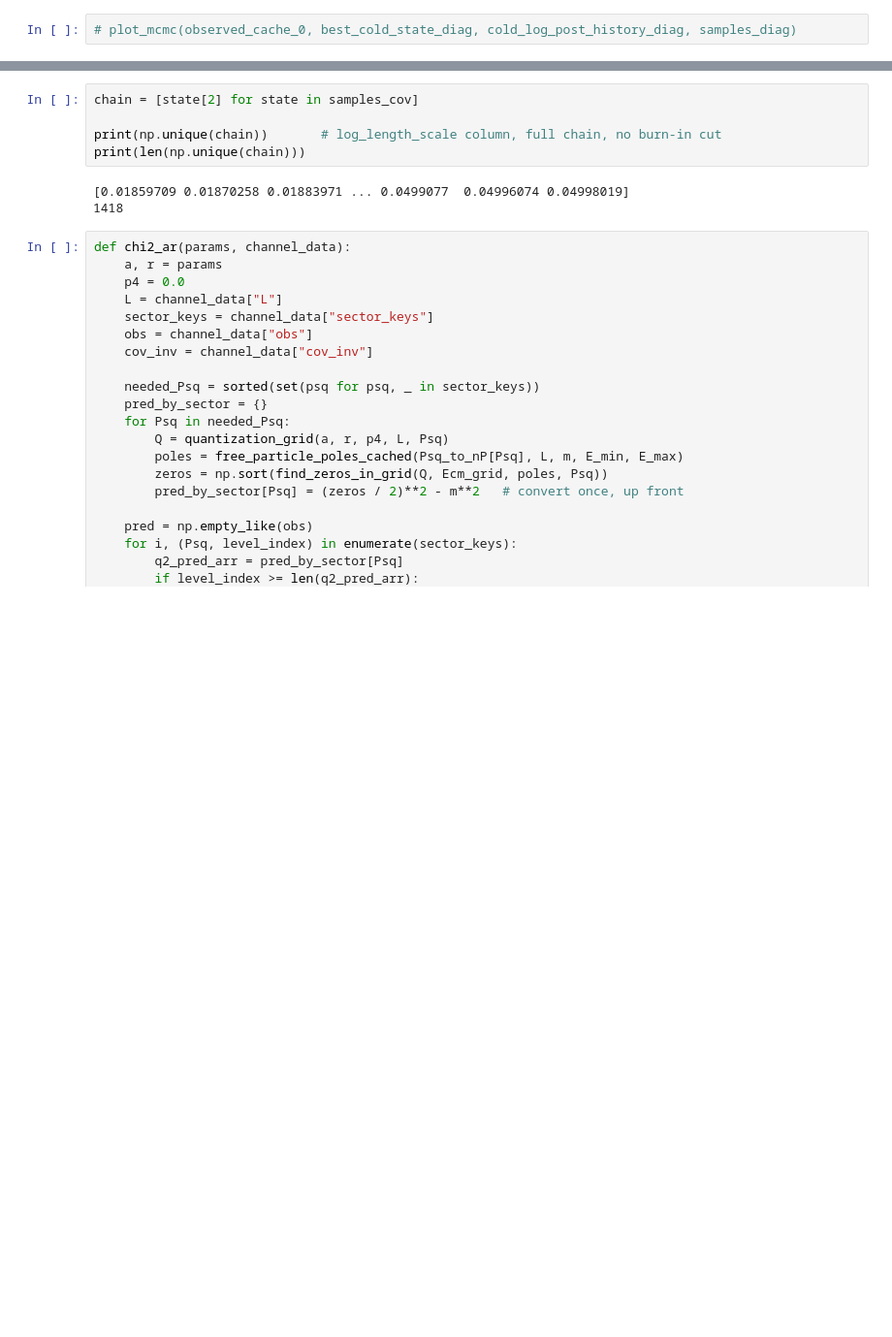
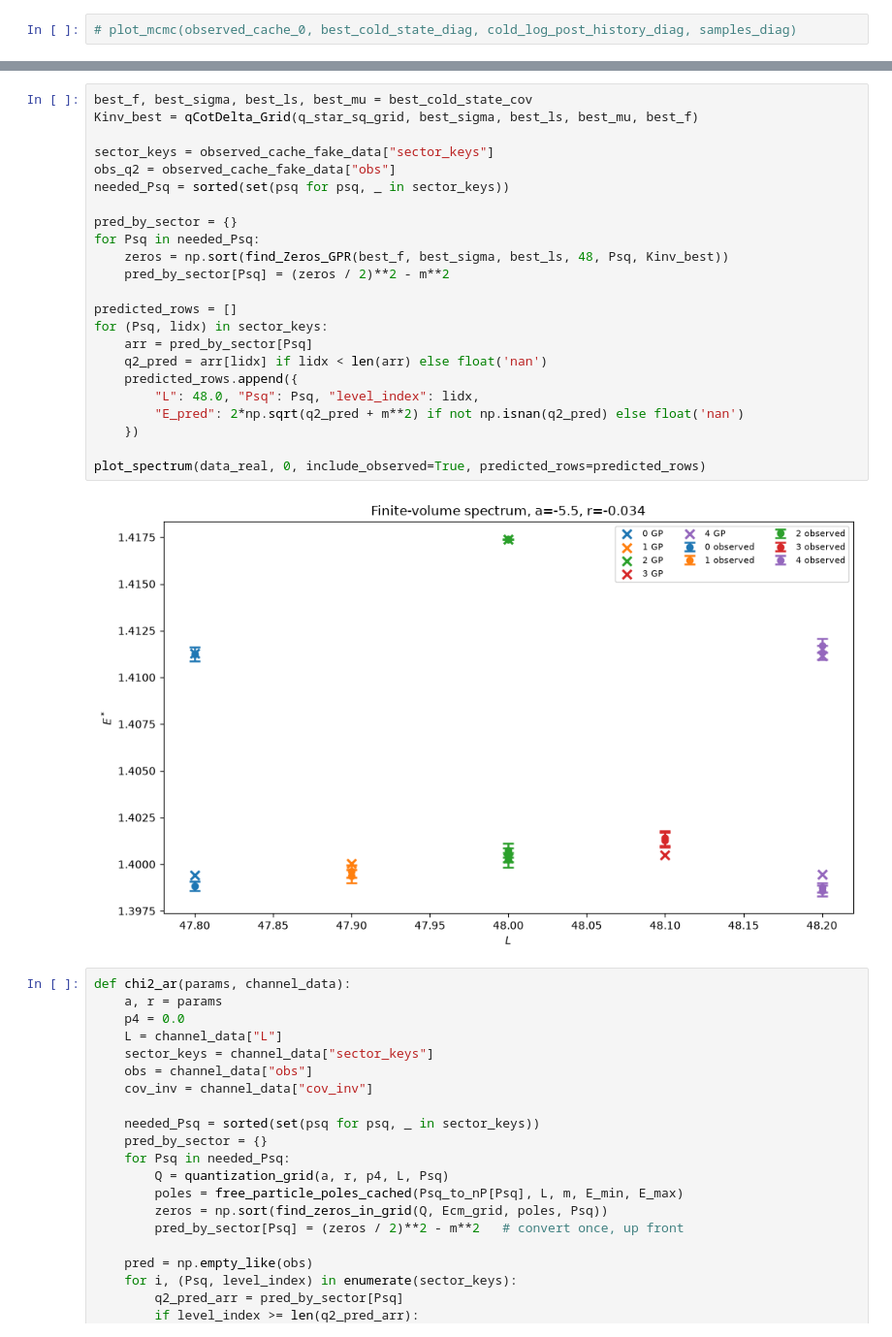
Before and after one commit to ShingLi15/Gaussian-Process-Regressions-for-Di-Nucleon-Data, a Jupyter notebook: Research Paper/GPR using data.ipynb, the cells around one changed output, grey strips where cells are left out. Shown at 97% size. Saved outputs shown, nothing was run; the diff lists cells and outputs as text; blank space fills up the shorter version.

```diff
--- a/Research Paper/GPR using data.ipynb
+++ b/Research Paper/GPR using data.ipynb
@@ -1560,13 +1560,30 @@ length_scale posterior: median=0.03232, 16-84%=[0.02481, 0.04222]
 bounds: lc_min=0.0043, lc_max=0.05, knot_spacing=0.00455
 fraction of samples within 5% of lc_min: 0.00%
 # %%
-chain = [state[2] for state in samples_cov]
+best_f, best_sigma, best_ls, best_mu = best_cold_state_cov
+Kinv_best = qCotDelta_Grid(q_star_sq_grid, best_sigma, best_ls, best_mu, best_f)
 
-print(np.unique(chain))       # log_length_scale column, full chain, no burn-in cut
-print(len(np.unique(chain)))
+sector_keys = observed_cache_fake_data["sector_keys"]
+obs_q2 = observed_cache_fake_data["obs"]
+needed_Psq = sorted(set(psq for psq, _ in sector_keys))
+
+pred_by_sector = {}
+for Psq in needed_Psq:
+    zeros = np.sort(find_Zeros_GPR(best_f, best_sigma, best_ls, 48, Psq, Kinv_best))
+    pred_by_sector[Psq] = (zeros / 2)**2 - m**2
+
+predicted_rows = []
+for (Psq, lidx) in sector_keys:
+    arr = pred_by_sector[Psq]
+    q2_pred = arr[lidx] if lidx < len(arr) else float('nan')
+    predicted_rows.append({
+        "L": 48.0, "Psq": Psq, "level_index": lidx,
+        "E_pred": 2*np.sqrt(q2_pred + m**2) if not np.isnan(q2_pred) else float('nan')
+    })
+
+plot_spectrum(data_real, 0, include_observed=True, predicted_rows=predicted_rows)
 # %% [output]
-[0.01859709 0.01870258 0.01883971 ... 0.0499077  0.04996074 0.04998019]
-1418
+[figure, added]
 # %%
 def chi2_ar(params, channel_data):
     a, r = params
```
Also changed, not shown: parts of 7 cells of this notebook, 7 other files.
